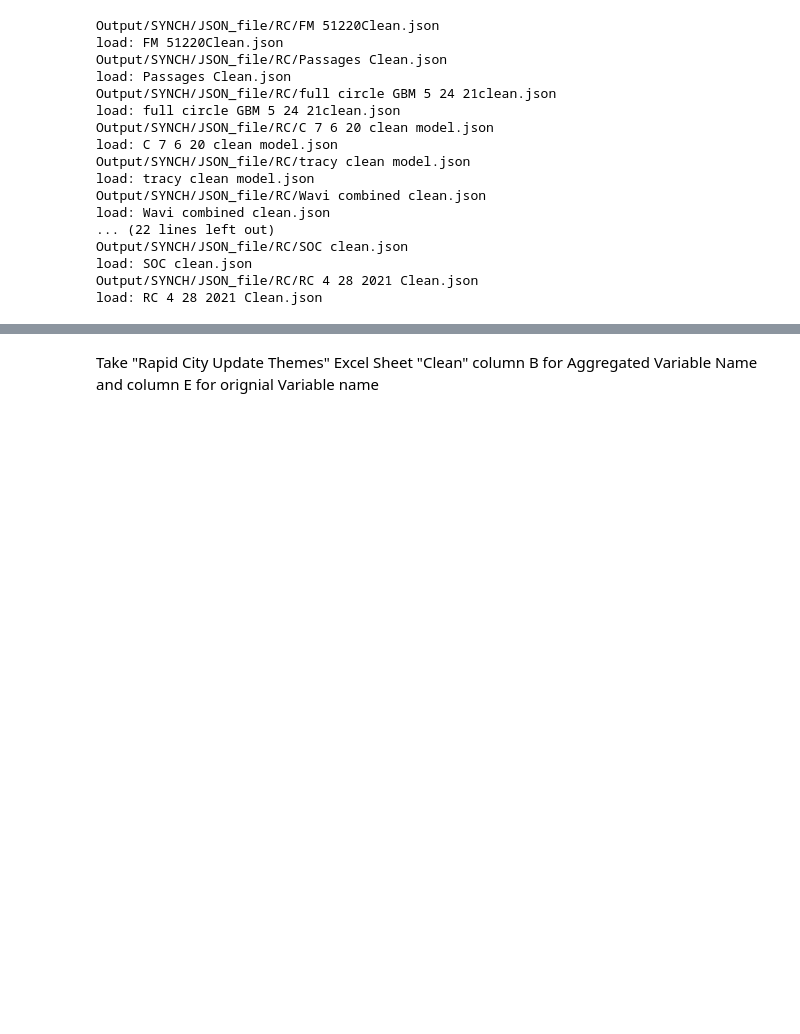
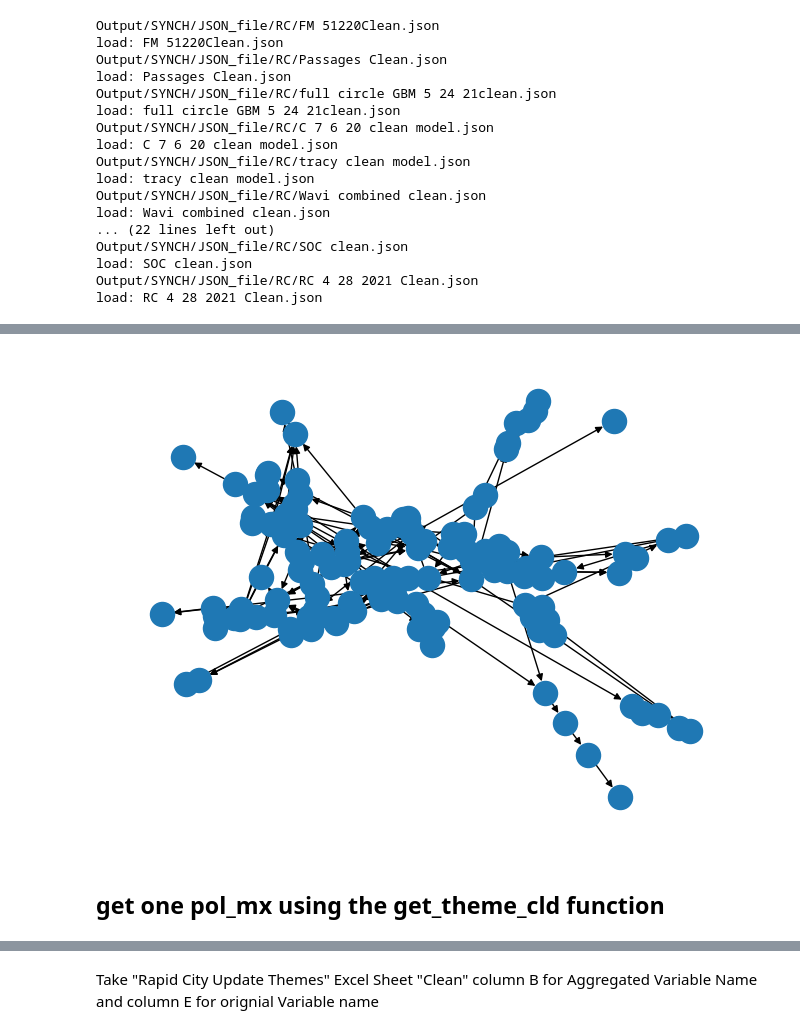
Before and after one commit to georgia-max/MentalMaps_Aggregation, a Jupyter notebook: Jupyter/aggregateCLD.ipynb, the cells around one changed output, grey strips where cells are left out. Saved outputs shown, nothing was run; the diff lists cells and outputs as text; code cells hidden in the pictures; blank space fills up the shorter version.

```diff
--- a/Jupyter/aggregateCLD.ipynb
+++ b/Jupyter/aggregateCLD.ipynb
@@ -84,0 +173,9 @@ my_data_RC['Passages Clean.json'][0]
+# %%
+tt = pd.read_excel('tt.xlsx')
+tt.index = tt['from']
+# delete first column
+tt = tt.drop(columns=['from'])
+
+# fill nan with 0
+tt = tt.fillna(0)
+tt
@@ -84,0 +197,20 @@ my_data_RC['Passages Clean.json'][0]
+# %%
+import networkx as nx
+
+# Assuming you have a DataFrame 'df' with NaN values in column names or index labels
+tt = tt.rename(columns=lambda x: str(x) if pd.notnull(x) else 'missing_column')
+tt = tt.rename(index=lambda x: str(x) if pd.notnull(x) else 'missing_index')
+
+# Create a NetworkX graph from the cleaned DataFrame
+# G = nx.from_pandas_adjacency(df)
+
+G= nx.from_pandas_adjacency(tt, create_using=nx.DiGraph)
+# %%
+import matplotlib.pyplot as plt
+
+nx.draw(G)
+plt.draw()
+# %% [output]
+[figure, added]
+# %% [markdown]
+## get one pol_mx using the get_theme_cld function
```
Also changed, not shown: parts of 40 cells of this notebook, 4 other files.
